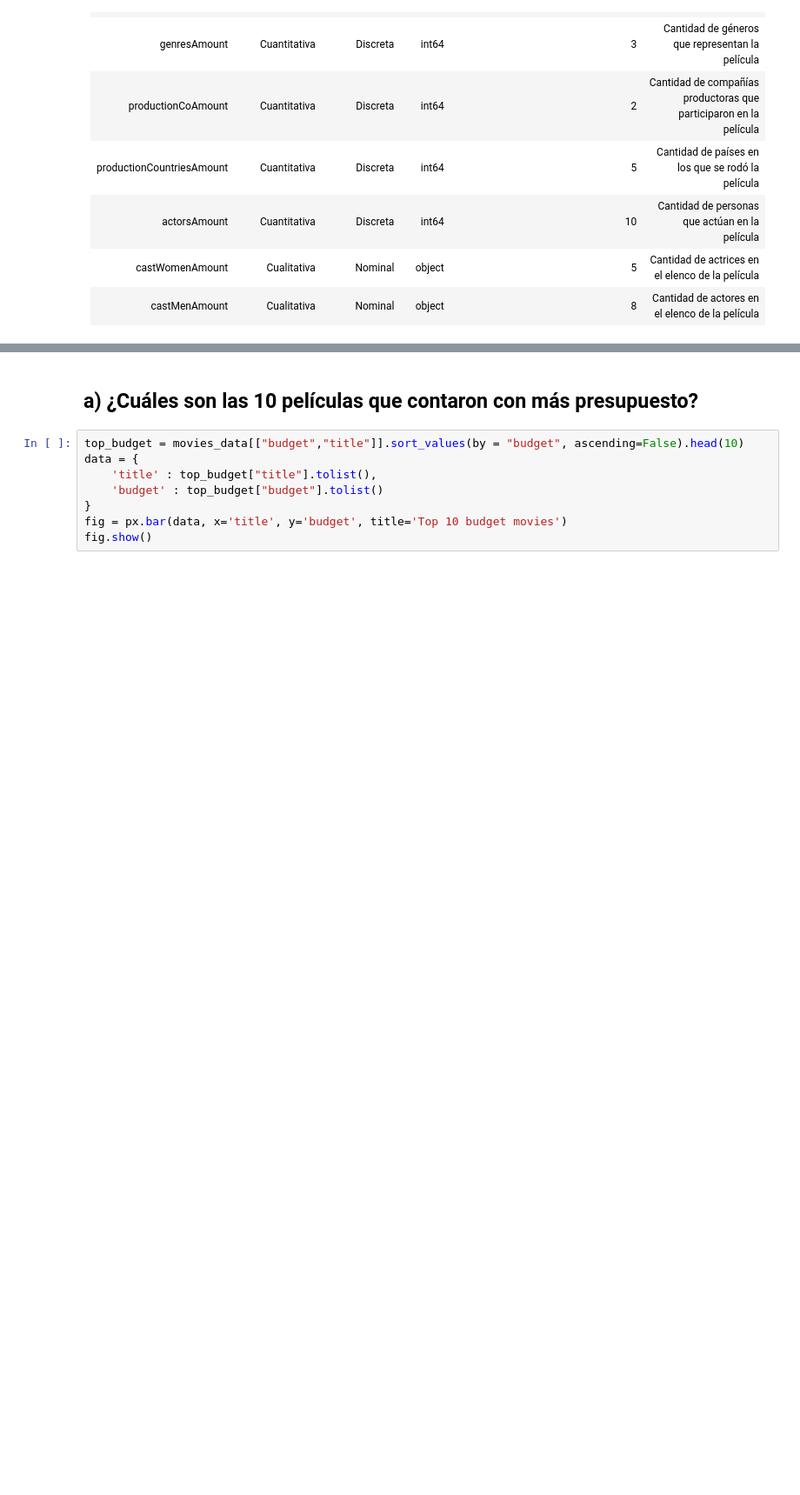
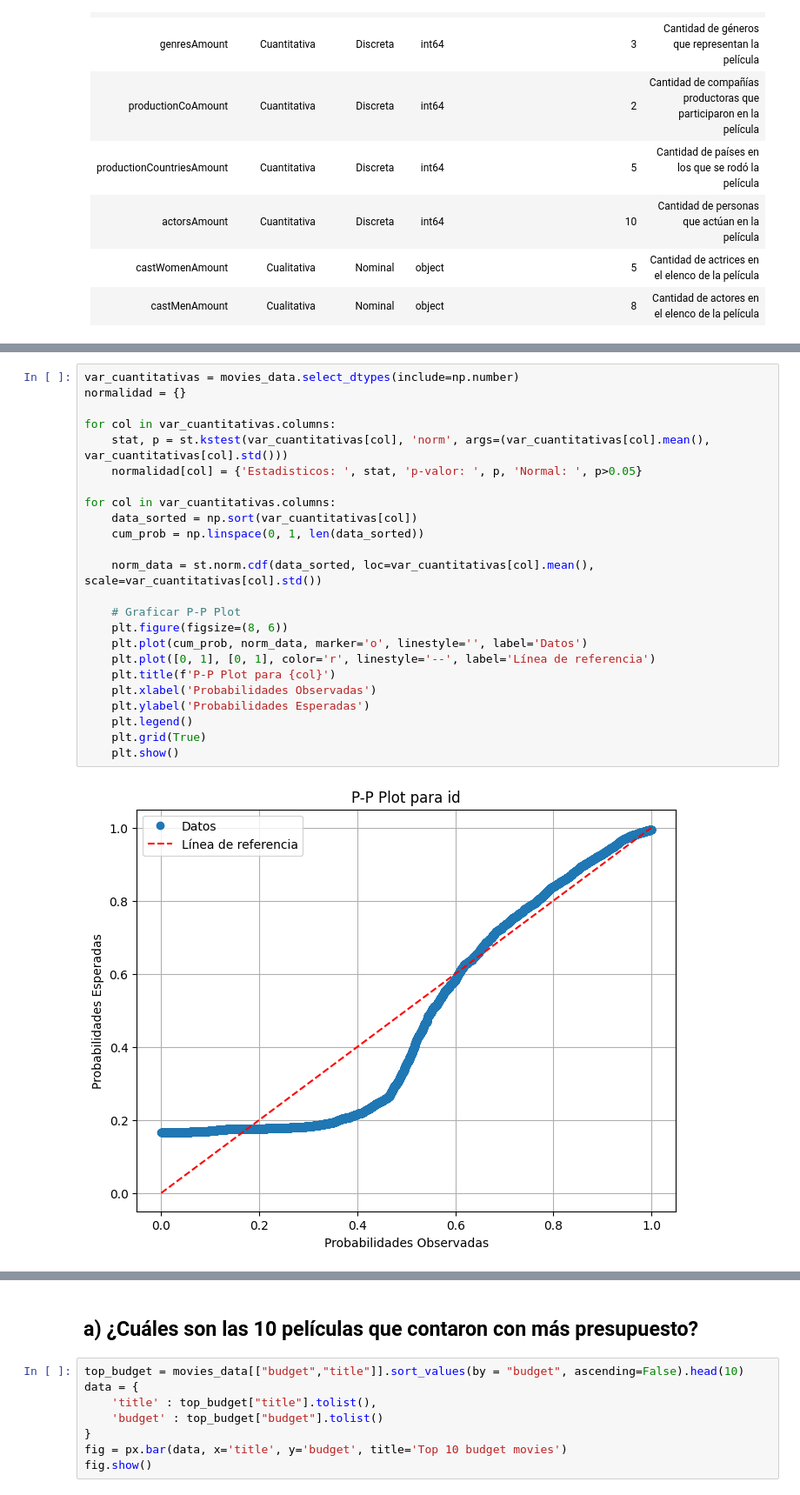
Before and after one commit to josuemj/CineVision-Studios, a Jupyter notebook: analisis_exploratorio.ipynb, the cells around one changed output, grey strips where cells are left out. Shown at 87% size. Drawn from its saved outputs; the diff is of its cells as text; blank space fills up the shorter version.

Commit message:
ejercicio 3, datos cuantitativos

```diff
--- a/analisis_exploratorio.ipynb
+++ b/analisis_exploratorio.ipynb
@@ -118,0 +126,26 @@ Aca podemos observar que mas del 50% de las peliculas no cuenta con una pagina d
+# %%
+var_cuantitativas = movies_data.select_dtypes(include=np.number)
+normalidad = {}
+
+for col in var_cuantitativas.columns:
+    stat, p = st.kstest(var_cuantitativas[col], 'norm', args=(var_cuantitativas[col].mean(), var_cuantitativas[col].std()))
+    normalidad[col] = {'Estadisticos: ', stat, 'p-valor: ', p, 'Normal: ', p>0.05}
+
+for col in var_cuantitativas.columns:
+    data_sorted = np.sort(var_cuantitativas[col])
+    cum_prob = np.linspace(0, 1, len(data_sorted))
+
+    norm_data = st.norm.cdf(data_sorted, loc=var_cuantitativas[col].mean(), scale=var_cuantitativas[col].std())
+
+    # Graficar P-P Plot
+    plt.figure(figsize=(8, 6))
+    plt.plot(cum_prob, norm_data, marker='o', linestyle='', label='Datos')
+    plt.plot([0, 1], [0, 1], color='r', linestyle='--', label='Línea de referencia')
+    plt.title(f'P-P Plot para {col}')
+    plt.xlabel('Probabilidades Observadas')
+    plt.ylabel('Probabilidades Esperadas')
+    plt.legend()
+    plt.grid(True)
+    plt.show()
+# %% [output]
+[figure, added]
```
Also changed, not shown: parts of 4 cells of this notebook.
